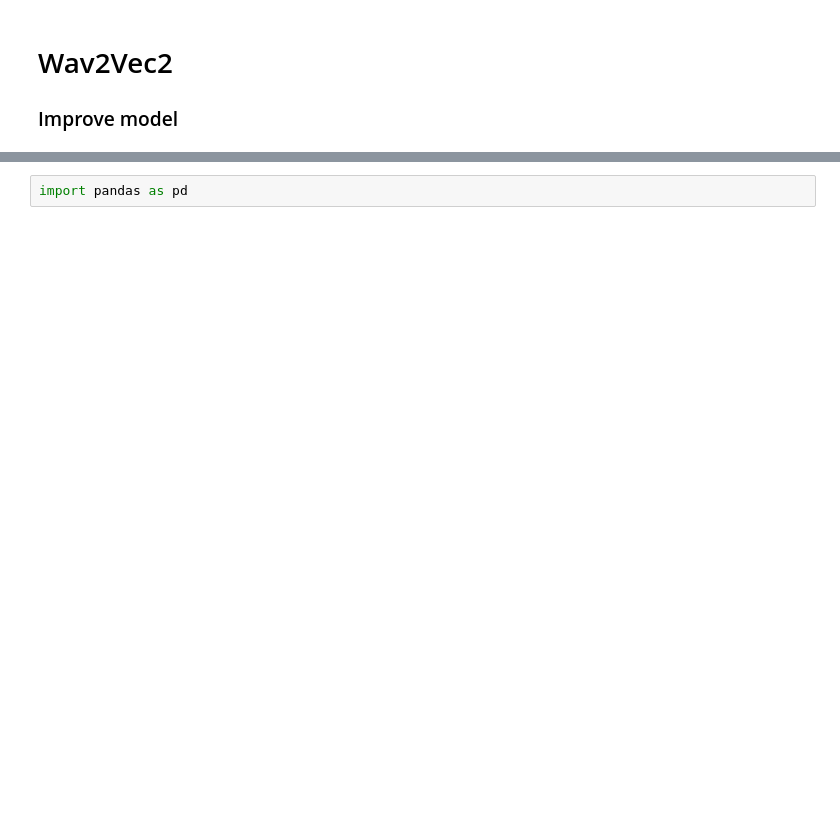
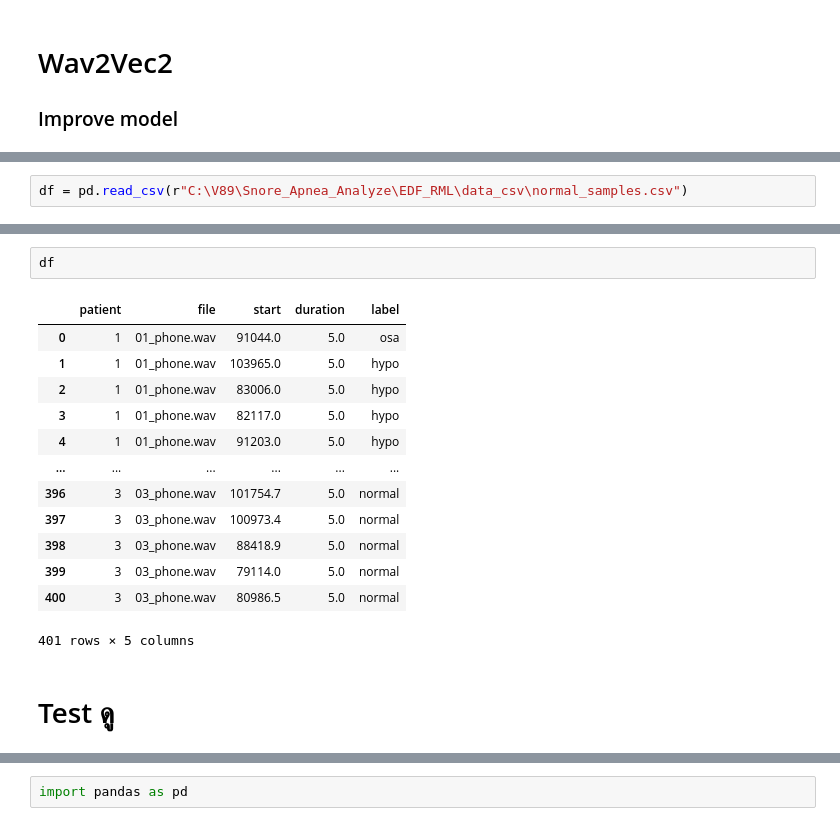
Before and after one commit to v89intern-superai/snore-apnea-analyze, a Jupyter notebook: EDF_RML/model_Wav2Vec2_v2.ipynb, the cells around one changed output, grey strips where cells are left out. Cells and saved outputs as stored; diff of their text form; blank space fills up the shorter version.

```diff
--- a/EDF_RML/model_Wav2Vec2_v2.ipynb
+++ b/EDF_RML/model_Wav2Vec2_v2.ipynb
@@ -3,0 +563,2 @@
+# %%
+df = pd.read_csv(r"C:\V89\Snore_Apnea_Analyze\EDF_RML\data_csv\normal_samples.csv")
@@ -3,0 +573,18 @@
+# %%
+df
+# %% [output]
+|  | patient | file | start | duration | label |
+| 0 | 1 | 01_phone.wav | 91044.0 | 5.0 | osa |
+| 1 | 1 | 01_phone.wav | 103965.0 | 5.0 | hypo |
+| 2 | 1 | 01_phone.wav | 83006.0 | 5.0 | hypo |
+| 3 | 1 | 01_phone.wav | 82117.0 | 5.0 | hypo |
+| 4 | 1 | 01_phone.wav | 91203.0 | 5.0 | hypo |
+| ... | ... | ... | ... | ... | ... |
+| 396 | 3 | 03_phone.wav | 101754.7 | 5.0 | normal |
+| 397 | 3 | 03_phone.wav | 100973.4 | 5.0 | normal |
+| 398 | 3 | 03_phone.wav | 88418.9 | 5.0 | normal |
+| 399 | 3 | 03_phone.wav | 79114.0 | 5.0 | normal |
+| 400 | 3 | 03_phone.wav | 80986.5 | 5.0 | normal |
+401 rows × 5 columns
+# %% [markdown]
+# Test ดู
```
Also changed, not shown: parts of 26 cells of this notebook, 17 other files.
